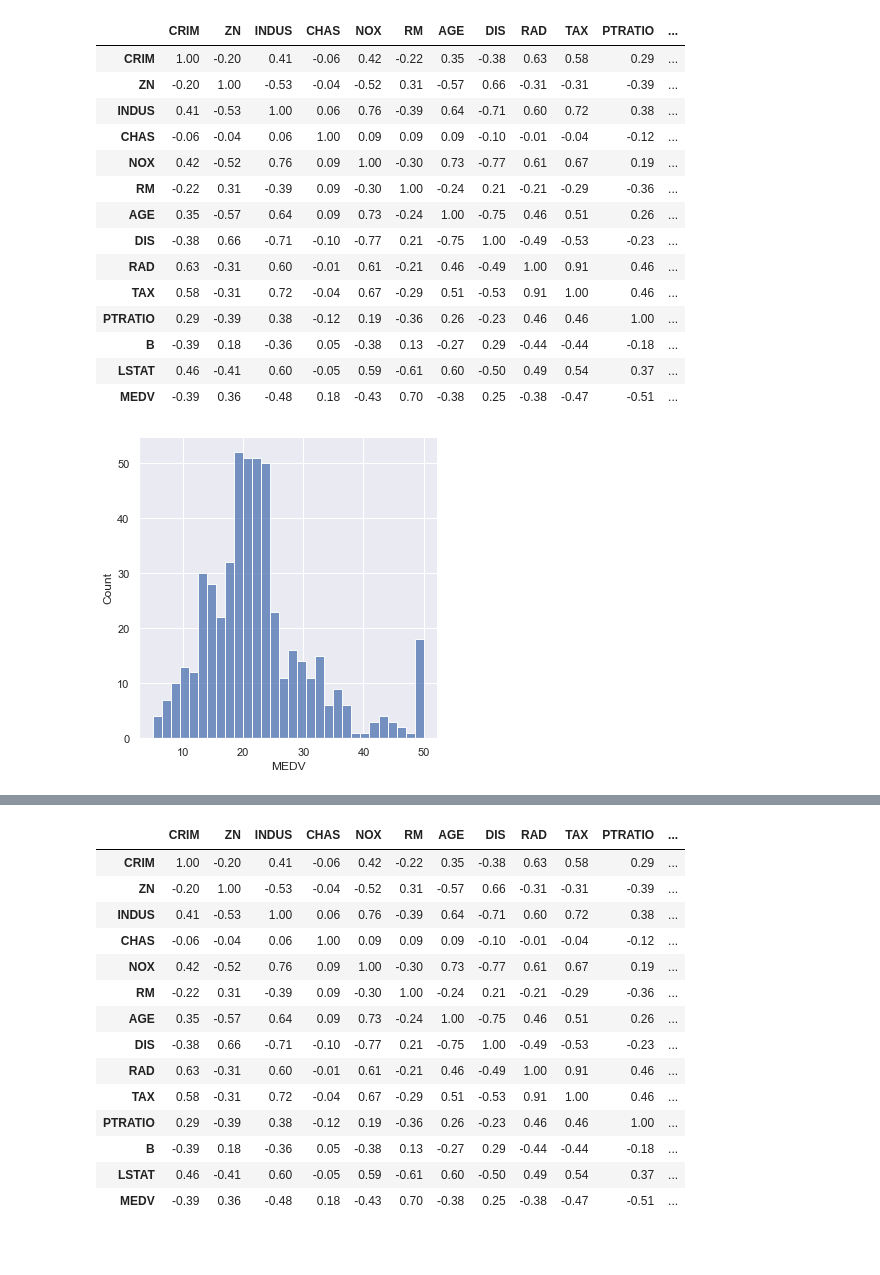
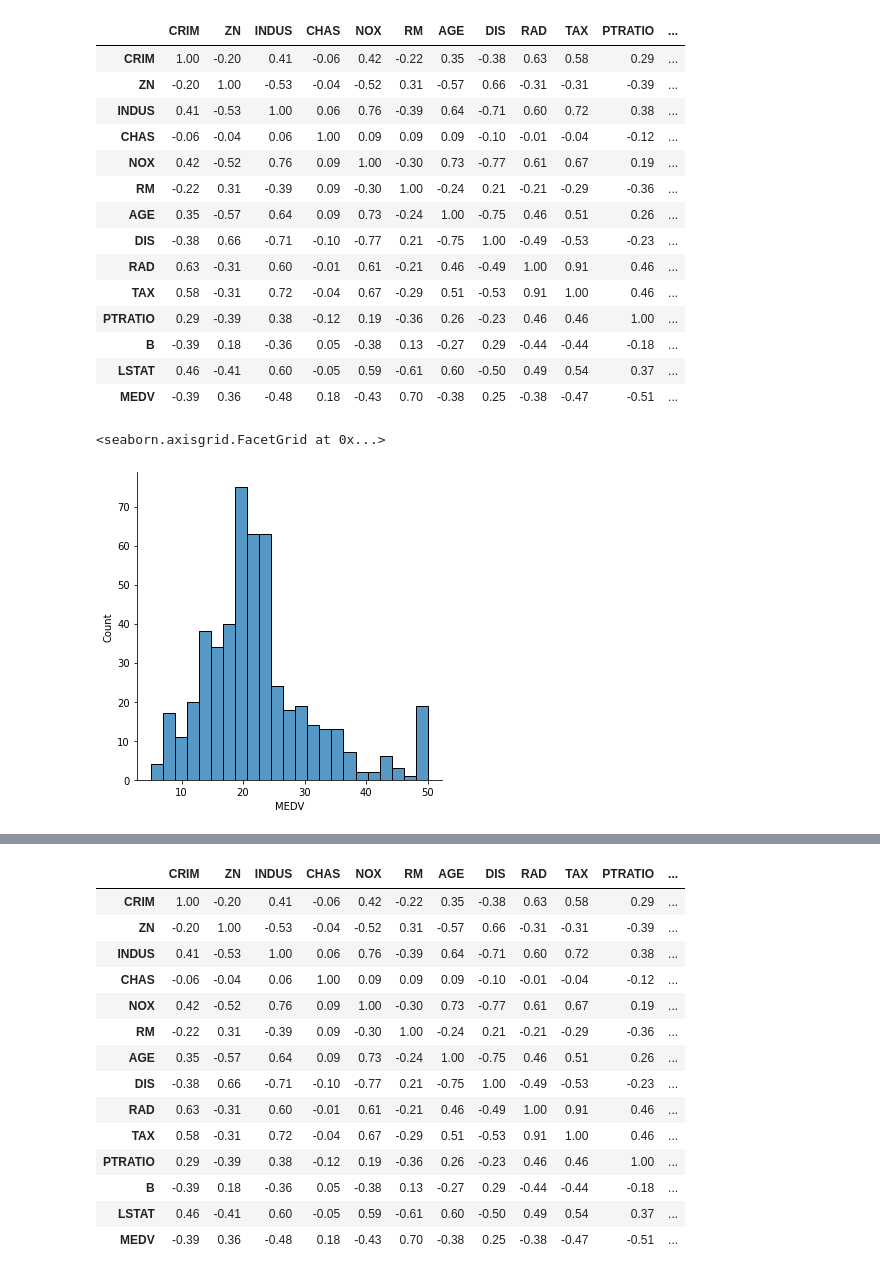
Before and after one commit to mayank4G/assignment, a Jupyter notebook: linear_regression_assignment.ipynb, the cells around one changed output, grey strips where cells are left out. Cells and saved outputs as stored; diff of their text form; code cells hidden in the pictures; blank space fills up the shorter version.

```diff
--- a/linear_regression_assignment.ipynb
+++ b/linear_regression_assignment.ipynb
@@ -90,11 +90,3 @@ bos.corr().round(2)
 | B | -0.39 | 0.18 | -0.36 | 0.05 | -0.38 | 0.13 | -0.27 | 0.29 | -0.44 | -0.44 | -0.18 | ... |
 | LSTAT | 0.46 | -0.41 | 0.60 | -0.05 | 0.59 | -0.61 | 0.60 | -0.50 | 0.49 | 0.54 | 0.37 | ... |
 | MEDV | -0.39 | 0.36 | -0.48 | 0.18 | -0.43 | 0.70 | -0.38 | 0.25 | -0.38 | -0.47 | -0.51 | ... |
-# %%
-import seaborn as sns
-
-sns.set(rc={'figure.figsize':(11.7,8.27)})
-sns.displot(bos['MEDV'], bins=30)
-plt.show()
-# %% [output]
-[figure, removed]
@@ -100,0 +95,5 @@ plt.show()
+# %%
+sns.displot(data=bos['MEDV'])
+# %% [output]
+<seaborn.axisgrid.FacetGrid at 0x...>
+[figure, added]
```
Also changed, not shown: parts of 11 cells of this notebook.
